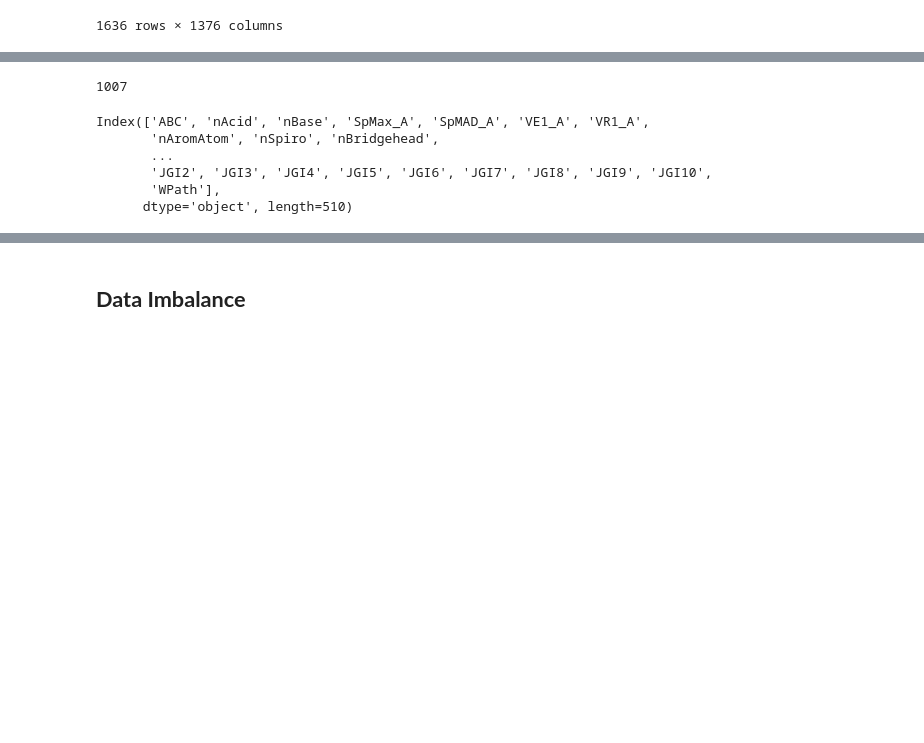
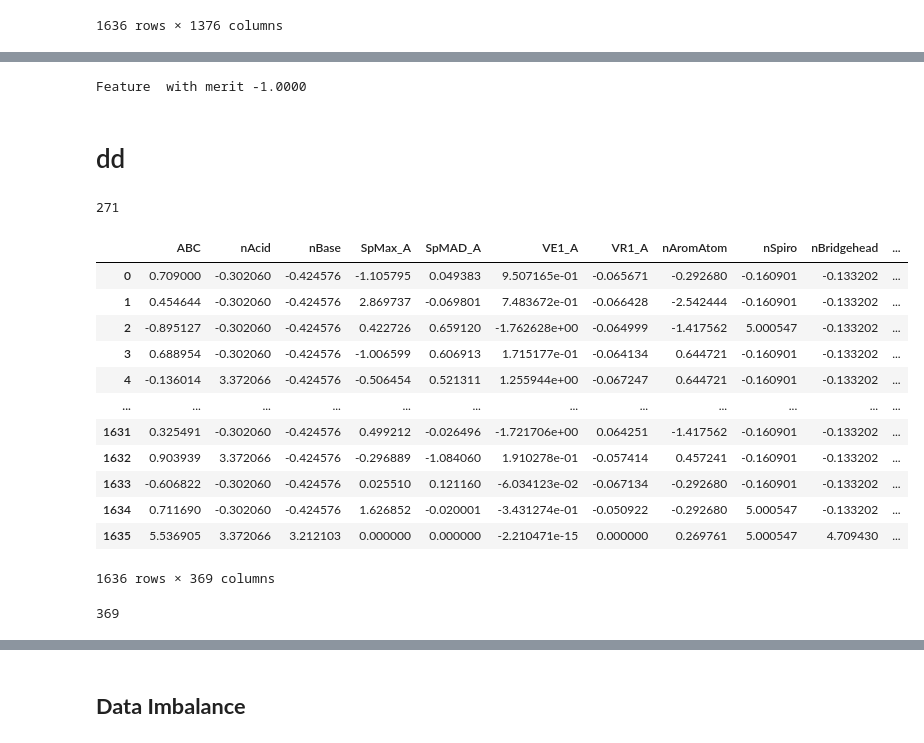
Before and after one commit to EugeneLamptey/VP16, a Jupyter notebook: feature_engineering_with_mordred.ipynb, the cells around one changed output, grey strips where cells are left out. Drawn from its saved outputs; the diff is of its cells as text; code cells hidden in the pictures; blank space fills up the shorter version.

```diff
--- a/feature_engineering_with_mordred.ipynb
+++ b/feature_engineering_with_mordred.ipynb
@@ -394,14 +368,16 @@ Article link: "https://www.sciencedirect.com/science/article/pii/S00162361220069
 # %%
+#removing low_variance columns
+
 from sklearn.feature_selection import VarianceThreshold
 
 selector = VarianceThreshold()
 selector.fit(X_train)
 
 mask = selector.get_support() #gets boolean mask of selected features
-mask
+high_var_cols = X_train.columns[mask]
 
-X_train_selected = X_train.loc[:, mask]
-X_train_selected
+X_train_var= X_train[high_var_cols].copy()
+X_train_var
 # %% [output]
 |  | ABC | ABCGG | nAcid | nBase | SpAbs_A | SpMax_A | SpDiam_A | SpAD_A | SpMAD_A | LogEE_A | ... | ... |
 | 0 | 0.709000 | 0.423986 | -0.302060 | -0.424576 | 0.883258 | -1.105795 | -0.863566 | 0.883258 | 0.049383 | 0.864239 | ... | ... |
@@ -452,3 +519,29 @@ explore.corr()
+# %%
+from scipy.stats import pointbiserialr
+import numpy as np
+
+best_value = -1
+best_feature = ''
+
+
+# This code gets the highest correlated feature (i.e., between the feature and the class label)
+for feature in features:
+    label_values = df[label].values
+    feature_values = df[feature].values
+
+    # Check for infinite or NaN values
+    if np.isfinite(label_values).all() and np.isfinite(feature_values).all():
+        coeff = pointbiserialr(label_values, feature_values)
+        abs_coeff = abs(coeff.correlation)  # gets the absolute coefficient of class and feature
+        if abs_coeff > best_value:
+            best_value = abs_coeff
+            best_feature = feature
+
+print("Feature %s with merit %.4f" % (best_feature, best_value))
+# %% [output]
+Feature  with merit -1.0000
+# %% [markdown]
+# dd
 # %%
 def correlation(dataset, threshold):
   col_corr = set()  #Set of all the names of correlated columns
@@ -460,18 +553,31 @@ def correlation(dataset, threshold):
         col_corr.add(colname)
   return col_corr
 # %%
-corr_features = correlation(explore, 0.8)
-len(set(corr_features))
+corr_features = correlation(X_train_var, 0.8)
+# corr_features
-# %% [output]
-1007
 # %%
-X_train.drop(corr_features, axis = 1).columns
+col_names = list(X_train_var.drop(corr_features, axis = 1).columns)
+len(col_names)
 # %% [output]
-Index(['ABC', 'nAcid', 'nBase', 'SpMax_A', 'SpMAD_A', 'VE1_A', 'VR1_A',
-       'nAromAtom', 'nSpiro', 'nBridgehead',
-       ...
-       'JGI2', 'JGI3', 'JGI4', 'JGI5', 'JGI6', 'JGI7', 'JGI8', 'JGI9', 'JGI10',
-       'WPath'],
-      dtype='object', length=510)
+271
-# %%
-col_names = list(X_train.drop(corr_features, axis = 1).columns)
+# %%
+X_train = X_train[col_names]
+X_train
+# %% [output]
+|  | ABC | nAcid | nBase | SpMax_A | SpMAD_A | VE1_A | VR1_A | nAromAtom | nSpiro | nBridgehead | ... |
+| 0 | 0.709000 | -0.302060 | -0.424576 | -1.105795 | 0.049383 | 9.507165e-01 | -0.065671 | -0.292680 | -0.160901 | -0.133202 | ... |
+| 1 | 0.454644 | -0.302060 | -0.424576 | 2.869737 | -0.069801 | 7.483672e-01 | -0.066428 | -2.542444 | -0.160901 | -0.133202 | ... |
+| 2 | -0.895127 | -0.302060 | -0.424576 | 0.422726 | 0.659120 | -1.762628e+00 | -0.064999 | -1.417562 | 5.000547 | -0.133202 | ... |
+| 3 | 0.688954 | -0.302060 | -0.424576 | -1.006599 | 0.606913 | 1.715177e-01 | -0.064134 | 0.644721 | -0.160901 | -0.133202 | ... |
+| 4 | -0.136014 | 3.372066 | -0.424576 | -0.506454 | 0.521311 | 1.255944e+00 | -0.067247 | 0.644721 | -0.160901 | -0.133202 | ... |
+| ... | ... | ... | ... | ... | ... | ... | ... | ... | ... | ... | ... |
+| 1631 | 0.325491 | -0.302060 | -0.424576 | 0.499212 | -0.026496 | -1.721706e+00 | 0.064251 | -1.417562 | -0.160901 | -0.133202 | ... |
+| 1632 | 0.903939 | 3.372066 | -0.424576 | -0.296889 | -1.084060 | 1.910278e-01 | -0.057414 | 0.457241 | -0.160901 | -0.133202 | ... |
+| 1633 | -0.606822 | -0.302060 | -0.424576 | 0.025510 | 0.121160 | -6.034123e-02 | -0.067134 | -0.292680 | -0.160901 | -0.133202 | ... |
+| 1634 | 0.711690 | -0.302060 | -0.424576 | 1.626852 | -0.020001 | -3.431274e-01 | -0.050922 | -0.292680 | 5.000547 | -0.133202 | ... |
+| 1635 | 5.536905 | 3.372066 | 3.212103 | 0.000000 | 0.000000 | -2.210471e-15 | 0.000000 | 0.269761 | 5.000547 | 4.709430 | ... |
+1636 rows × 369 columns
+# %%
+len(col_names)
+# %% [output]
+369
```
Also changed, not shown: parts of 48 cells of this notebook, 1 other file.
